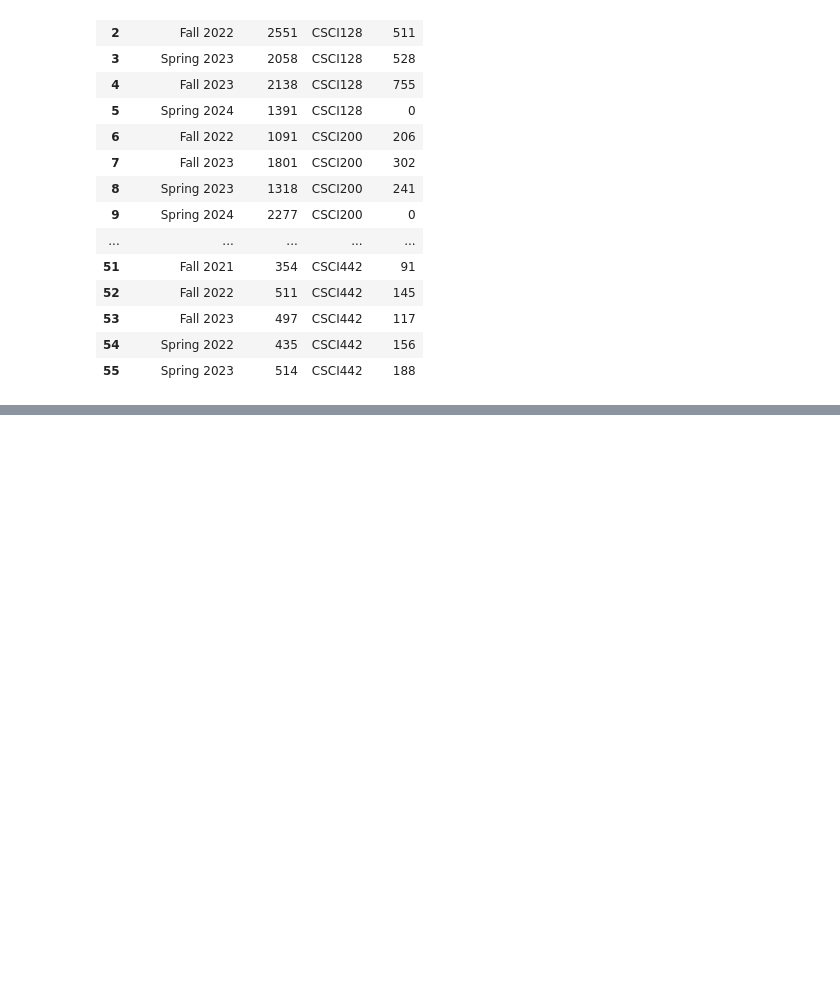
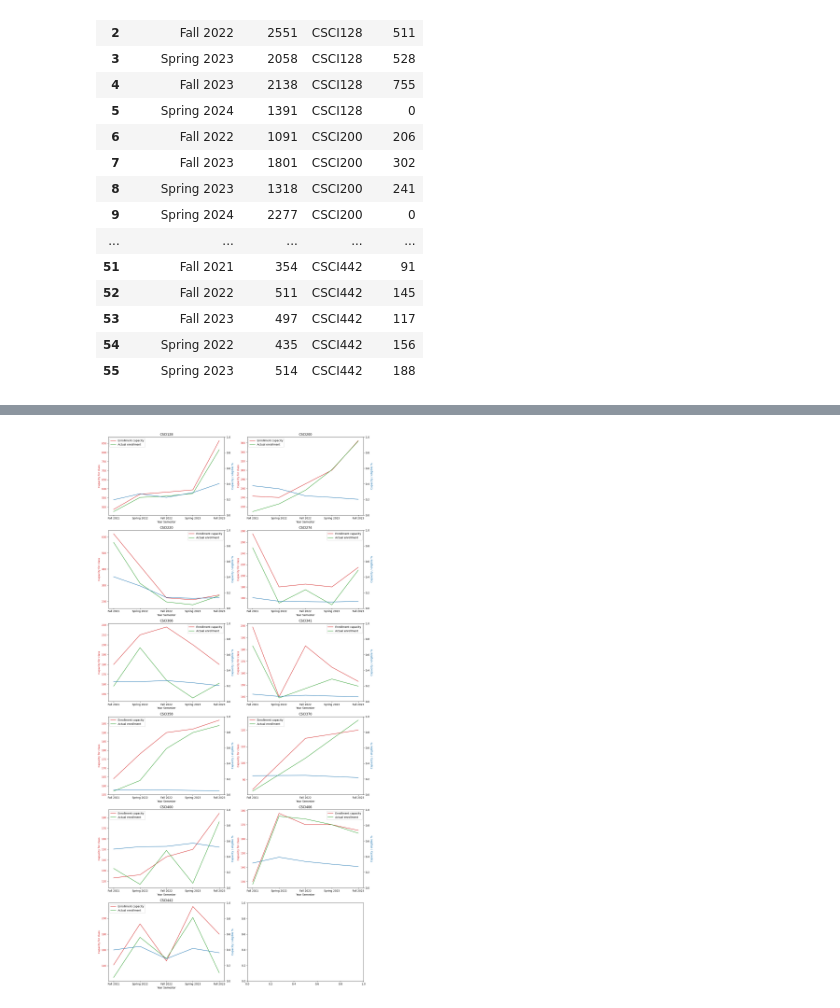
Before and after one commit to ifrycolorado/Enrollment_Project, a Jupyter notebook: src/scraping_visualization.ipynb, the cells around one changed output, grey strips where cells are left out. Drawn from its saved outputs; the diff is of its cells as text; code cells hidden in the pictures; blank space fills up the shorter version.

```diff
--- a/src/scraping_visualization.ipynb
+++ b/src/scraping_visualization.ipynb
@@ -178,0 +187,48 @@ for cl in final_df['Class'].unique():
+# %%
+# ordered classes
+ordered_classes = sorted(final_df['Class'].unique())
+
+# Calculate the number of rows and columns for the subplot grid
+num_classes = len(final_df['Class'].unique())
+num_rows = int(np.ceil(num_classes / 2))  # Adjust '2' to change the number of columns
+
+# Create a figure with subplots
+fig, axs = plt.subplots(num_rows, 2, figsize=(15, 5 * num_rows))
+axs = axs.flatten()  # Flatten the array for easy iteration
+
+# Loop through each class and plot
+for i, cl in enumerate(ordered_classes):
+    temp_df = final_df[final_df['Class'] == cl]
+    temp_df.loc[:, 'Act'] = temp_df['Act'].astype(int)
+    temp_df.loc[:, 'Passed'] = temp_df['Passed'].astype(int)
+
+    # Select the subplot
+    ax1 = axs[i]
+    color = 'tab:red'
+    ax1.set_xlabel('Year Semester')
+    ax1.set_ylabel('Capacity for class', color=color)
+    ax1.plot(temp_df['Year_Semester'], temp_df['Cap'], color=color, label='Enrollment capacity')
+    ax1.plot(temp_df['Year_Semester'], temp_df['Act'], color='tab:green', label='Actual enrollment')
+    ax1.tick_params(axis='y', labelcolor=color)
+
+    # add legend
+    ax1.legend()
+
+    # Create a secondary y-axis
+    ax2 = ax1.twinx()
+    color = 'tab:blue'
+    ax2.set_ylabel('Capacity / eligible %', color=color)
+    ax2.set_ylim(0, 1)
+    ax2.plot(temp_df['Year_Semester'], temp_df['Cap'] / temp_df['Eligible'], color=color, label='Capacity / eligible')
+
+    # Set title for each subplot
+    ax1.set_title(f'{cl}')
+
+# Adjust layout
+fig.tight_layout()
+
+# Hide unused subplots if the number of classes is odd
+if num_classes % 2 != 0:
+    axs[-1]
+# %% [output]
+[figure, added]
```
Also changed, not shown: parts of 2 cells of this notebook, 1 other file.
